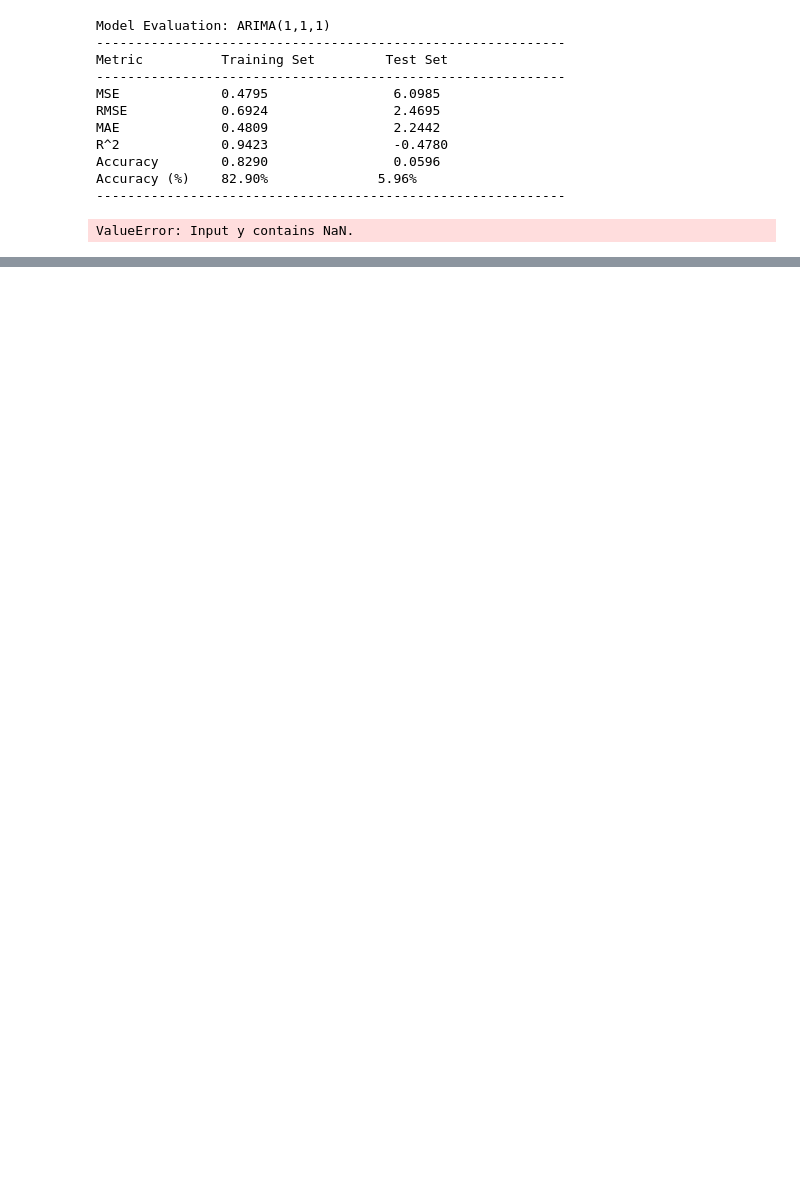
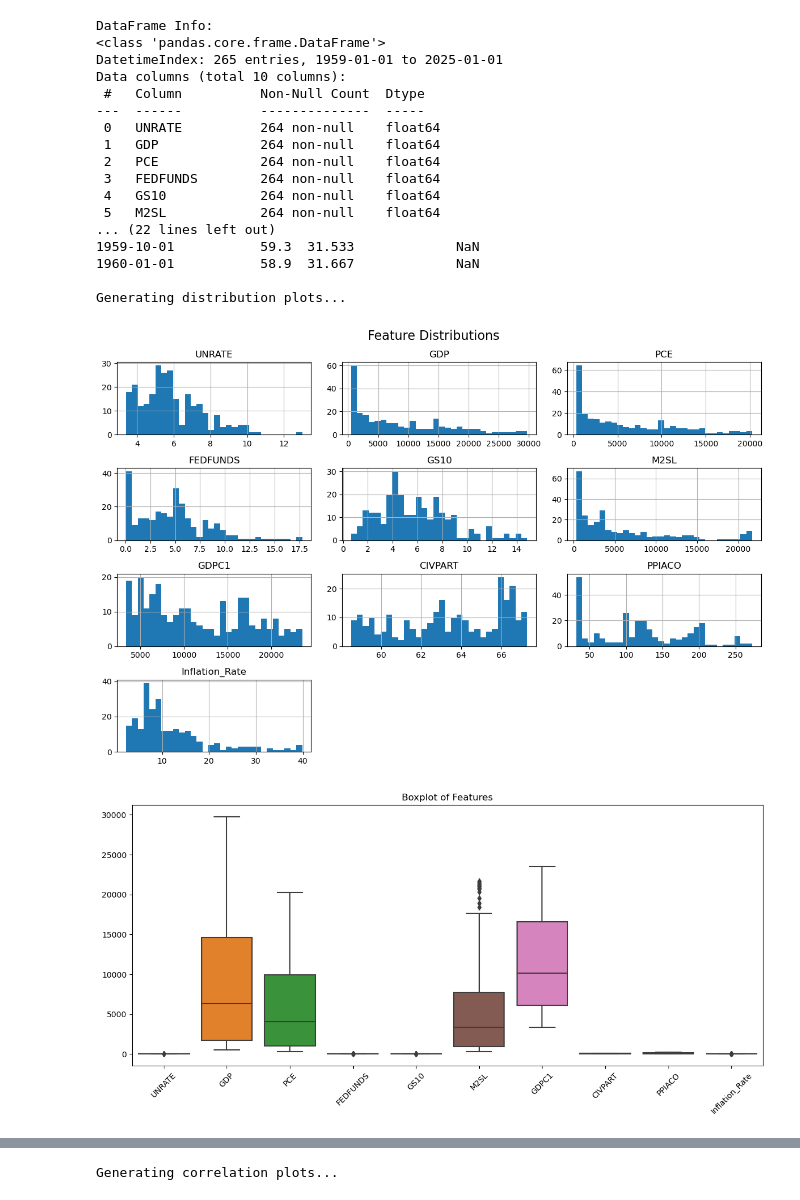
Before and after one commit to kushal238/Stat430P1, a Jupyter notebook: noeda-inflation.ipynb, the cells around one changed output, grey strips where cells are left out. Drawn from its saved outputs; the diff is of its cells as text; code cells hidden in the pictures; blank space fills up the shorter version.

```diff
--- a/noeda-inflation.ipynb
+++ b/noeda-inflation.ipynb
@@ -205,39 +40,0 @@ Test predictions NaN count: 0
-# %%
-train_predictions = model_fit.predict(start=0, end=len(train_data)-1)
-test_predictions = model_fit.forecast(steps=len(test_data))
-
-train_metrics = evaluate_model(train_data, train_predictions, "Training")
-test_metrics = evaluate_model(test_data, test_predictions, "Test")
-display_metrics_table(train_metrics, test_metrics, model_name="ARIMA(1,1,1)")
-# %% [output]
-Model Evaluation: ARIMA(1,1,1)
-------------------------------------------------------------
-Metric          Training Set         Test Set
-------------------------------------------------------------
-MSE             0.4795                6.0985
-RMSE            0.6924                2.4695
-MAE             0.4809                2.2442
-R^2             0.9423                -0.4780
-Accuracy        0.8290                0.0596
-Accuracy (%)    82.90%              5.96%
-------------------------------------------------------------
-# %%
-# --- Model 5: Random Forest Regression ---
-from sklearn.ensemble import RandomForestRegressor
-
-rf_model = RandomForestRegressor(n_estimators=100, random_state=42)
-rf_model.fit(X_train, y_train)
-y_pred_rf = rf_model.predict(X_test)
-
-print("\n--- Model 5: Random Forest Regression ---")
-rf_importance = pd.DataFrame({
-    'Feature': X.columns,
-    'Importance': rf_model.feature_importances_
-}).sort_values('Importance', ascending=False)
-print("Top 5 Important Features:")
-print(rf_importance.head())
-
-# Evaluate Random Forest
-model_results.append(evaluate_model(y_test, y_pred_rf, "Random Forest"))
-# %% [output]
-ValueError: Input y contains NaN.
@@ -243,0 +171,39 @@ ValueError: Input y contains NaN.
+# %%
+# First, let's load your data
+df = load_and_prepare_data('./fredupdated.csv')
+
+# Print basic information about the DataFrame
+print("\nDataFrame Info:")
+print(df.info())
+print("\nFirst few rows:")
+print(df.head())
+
+# Run the exploratory data analysis
+print("\nGenerating distribution plots...")
+plot_distributions(df)
+
+print("\nGenerating correlation plots...")
+plot_correlations(df)
+
+print("\nPerforming time series analysis...")
+analyze_time_series(df)
+# %% [output]
+DataFrame Info:
+<class 'pandas.core.frame.DataFrame'>
+DatetimeIndex: 265 entries, 1959-01-01 to 2025-01-01
+Data columns (total 10 columns):
+ #   Column          Non-Null Count  Dtype
+---  ------          --------------  -----
+ 0   UNRATE          264 non-null    float64
+ 1   GDP             264 non-null    float64
+ 2   PCE             264 non-null    float64
+ 3   FEDFUNDS        264 non-null    float64
+ 4   GS10            264 non-null    float64
+ 5   M2SL            264 non-null    float64
+... (22 lines left out)
+1959-10-01           59.3  31.533             NaN
+1960-01-01           58.9  31.667             NaN
+
+Generating distribution plots...
+[figure, added]
+[figure, added]
@@ -243,0 +211 @@ ValueError: Input y contains NaN.
+Generating correlation plots...
```
Also changed, not shown: parts of 16 cells of this notebook.
